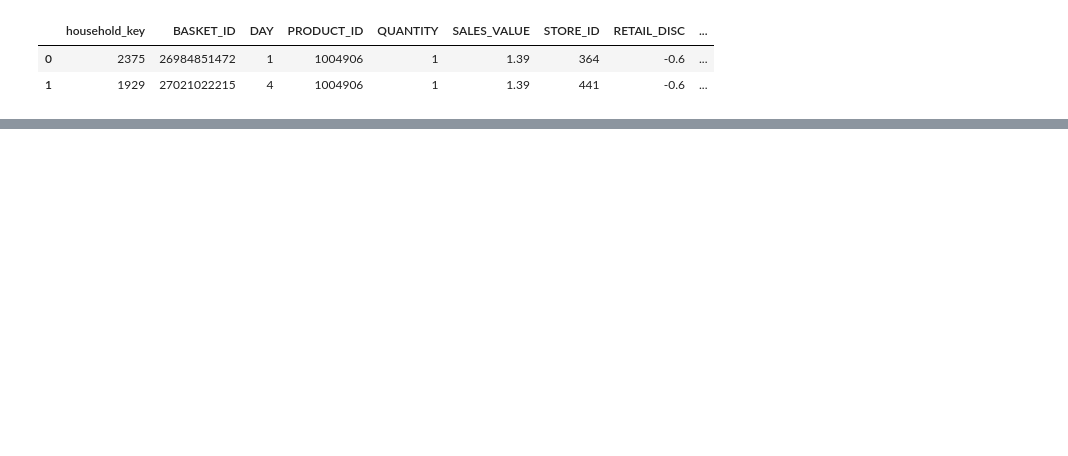
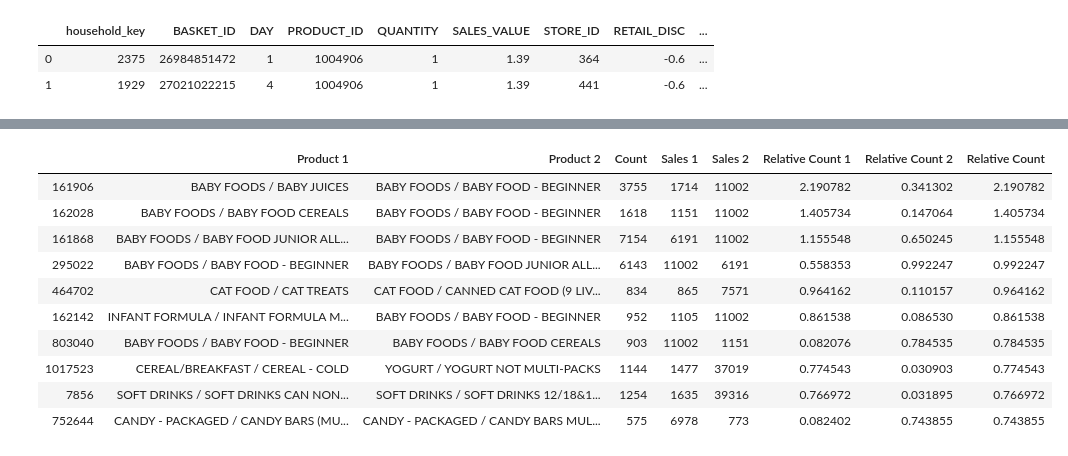
Before and after one commit to Lucianod28/Ada-project, a Jupyter notebook: notebooks/BoughtTogether.ipynb, the cells around one changed output, grey strips where cells are left out. Saved outputs shown, nothing was run; the diff lists cells and outputs as text; code cells hidden in the pictures; blank space fills up the shorter version.

```diff
--- a/notebooks/BoughtTogether.ipynb
+++ b/notebooks/BoughtTogether.ipynb
@@ -408,0 +510,14 @@ Name: name, dtype: object
+# %%
+relativized.head(10)
+# %% [output]
+|  | Product 1 | Product 2 | Count | Sales 1 | Sales 2 | Relative Count 1 | Relative Count 2 | Relative Count |
+| 161906 | BABY FOODS / BABY JUICES | BABY FOODS / BABY FOOD - BEGINNER | 3755 | 1714 | 11002 | 2.190782 | 0.341302 | 2.190782 |
+| 162028 | BABY FOODS / BABY FOOD CEREALS | BABY FOODS / BABY FOOD - BEGINNER | 1618 | 1151 | 11002 | 1.405734 | 0.147064 | 1.405734 |
+| 161868 | BABY FOODS / BABY FOOD JUNIOR ALL... | BABY FOODS / BABY FOOD - BEGINNER | 7154 | 6191 | 11002 | 1.155548 | 0.650245 | 1.155548 |
+| 295022 | BABY FOODS / BABY FOOD - BEGINNER | BABY FOODS / BABY FOOD JUNIOR ALL... | 6143 | 11002 | 6191 | 0.558353 | 0.992247 | 0.992247 |
+| 464702 | CAT FOOD / CAT TREATS | CAT FOOD / CANNED CAT FOOD (9 LIV... | 834 | 865 | 7571 | 0.964162 | 0.110157 | 0.964162 |
+| 162142 | INFANT FORMULA / INFANT FORMULA M... | BABY FOODS / BABY FOOD - BEGINNER | 952 | 1105 | 11002 | 0.861538 | 0.086530 | 0.861538 |
+| 803040 | BABY FOODS / BABY FOOD - BEGINNER | BABY FOODS / BABY FOOD CEREALS | 903 | 11002 | 1151 | 0.082076 | 0.784535 | 0.784535 |
+| 1017523 | CEREAL/BREAKFAST / CEREAL - COLD | YOGURT / YOGURT NOT MULTI-PACKS | 1144 | 1477 | 37019 | 0.774543 | 0.030903 | 0.774543 |
+| 7856 | SOFT DRINKS / SOFT DRINKS CAN NON... | SOFT DRINKS / SOFT DRINKS 12/18&1... | 1254 | 1635 | 39316 | 0.766972 | 0.031895 | 0.766972 |
+| 752644 | CANDY - PACKAGED / CANDY BARS (MU... | CANDY - PACKAGED / CANDY BARS MUL... | 575 | 6978 | 773 | 0.082402 | 0.743855 | 0.743855 |
```
Also changed, not shown: parts of 38 cells of this notebook.
